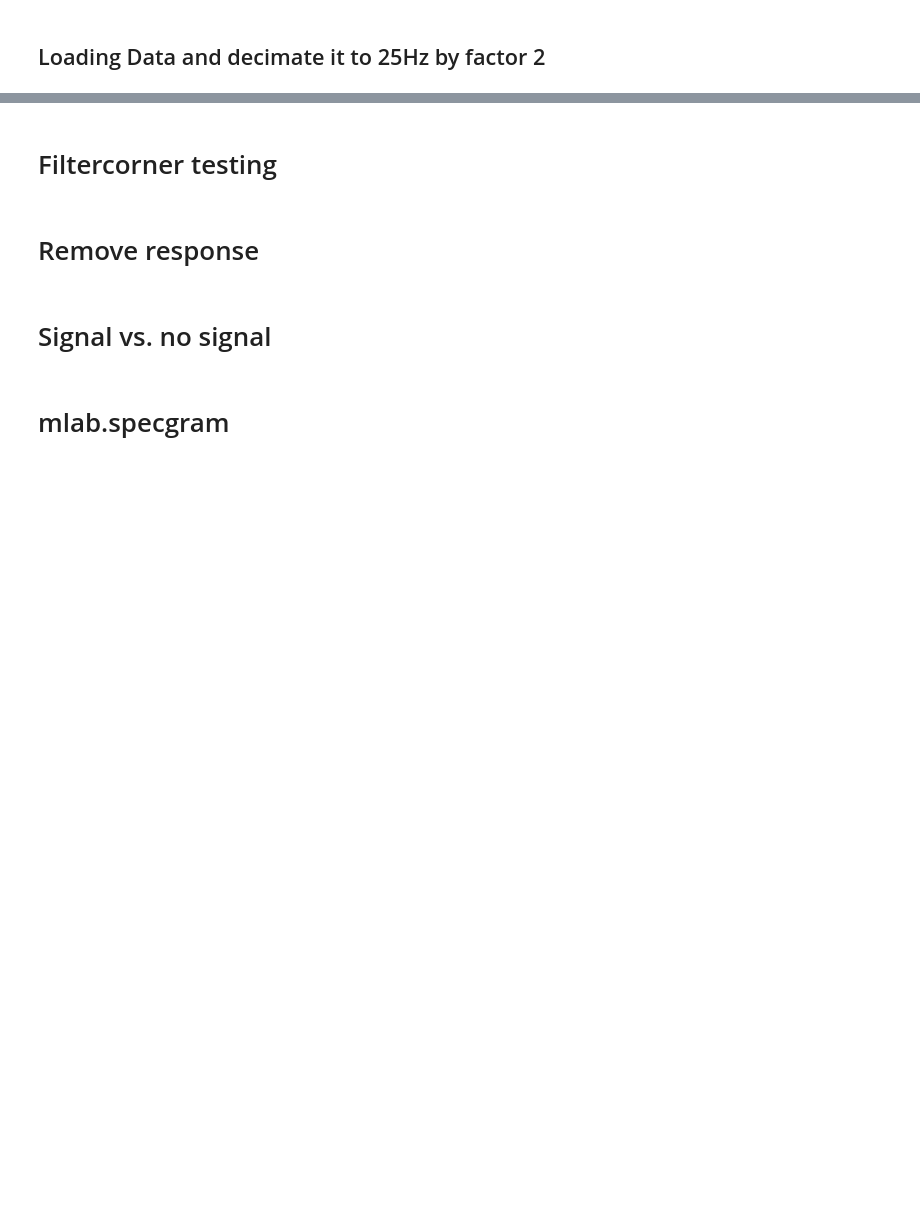
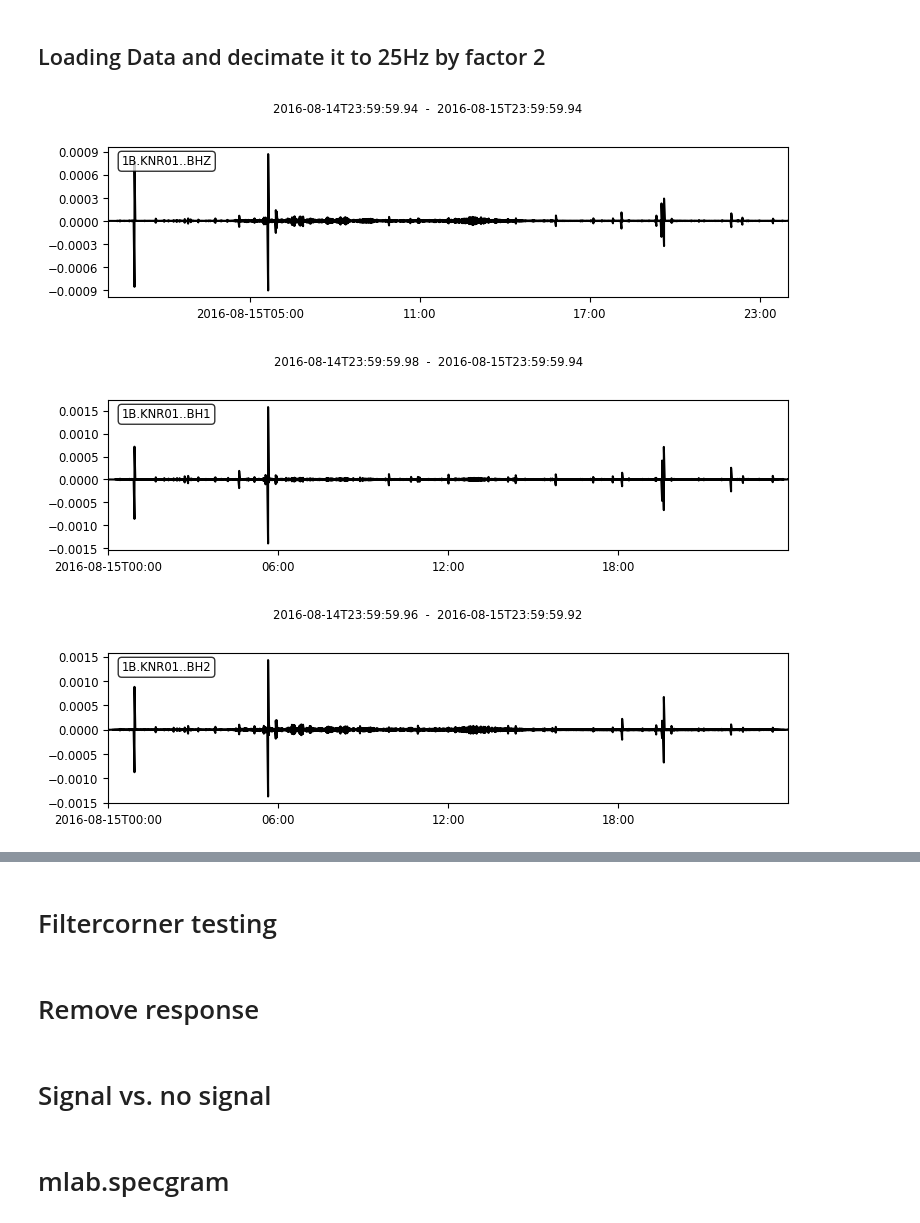
Before and after one commit to DDEssing/thesis_code, a Jupyter notebook: Amplitude_variation.ipynb, the cells around one changed output, grey strips where cells are left out. Saved outputs shown, nothing was run; the diff lists cells and outputs as text; code cells hidden in the pictures; blank space fills up the shorter version.

```diff
--- a/Amplitude_variation.ipynb
+++ b/Amplitude_variation.ipynb
@@ -25,3 +65,11 @@ fs = int(st_simu[0].stats.sampling_rate)
+# %%
+st_BHZ_simu_filt.plot()
+st_BH1_simu_filt.plot()
+st_BH2_simu_filt.plot()
+# %% [output]
+[figure, added]
+[figure, added]
+[figure, added]
 # %%
 figname = str(st[0].stats.station) + st[0].stats.channel #+ st[0].stats.starttime)
 
```
Also changed, not shown: parts of 17 cells of this notebook.
